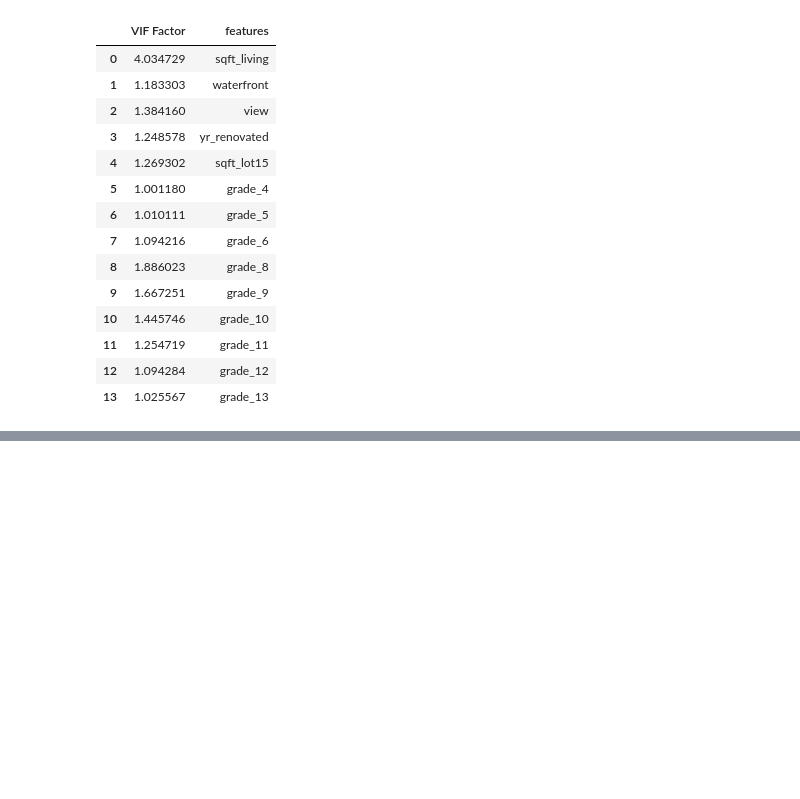
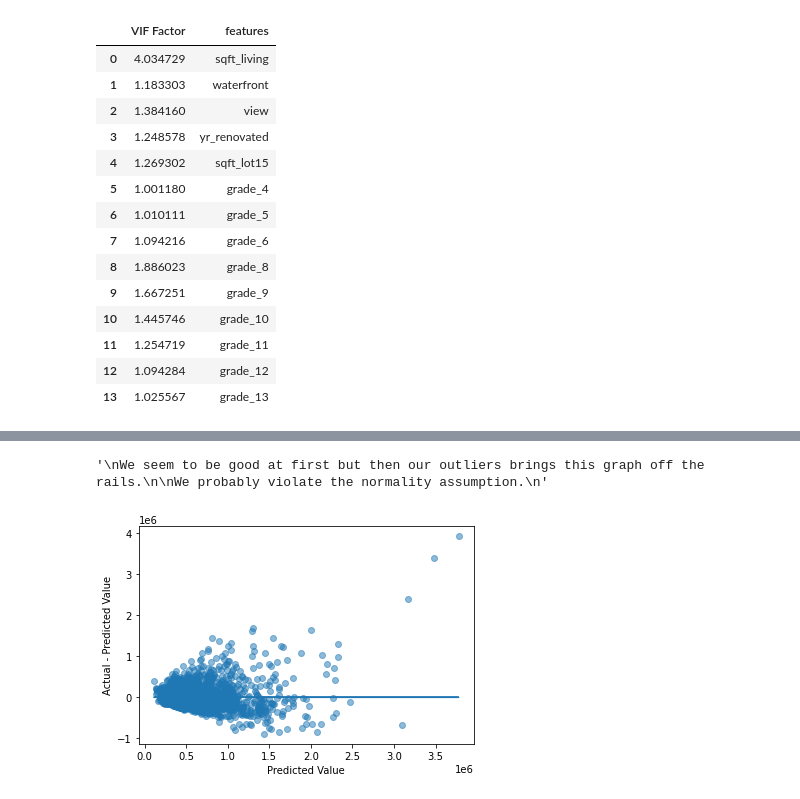
Before and after one commit to SethKauf/King_County_Avocoders_Group_3, a Jupyter notebook: Mitch_Notebook_day_2_Seth_Edits.ipynb, the cells around one changed output, grey strips where cells are left out. Saved outputs shown, nothing was run; the diff lists cells and outputs as text; code cells hidden in the pictures; blank space fills up the shorter version.

```diff
--- a/Mitch_Notebook_day_2.ipynb
+++ b/Mitch_Notebook_day_2_Seth_Edits.ipynb
@@ -631,0 +670,17 @@ vif
+# %%
+"""
+We seem to be good at first but then our outliers brings this graph off the rails.
+
+We probably violate the normality assumption.
+"""
+# %% [output]
+'\nWe seem to be good at first but then our outliers brings this graph off the rails.\n\nWe probably violate the normality assumption.\n'
+# %%
+fig, ax = plt.subplots()
+
+ax.scatter(preds, residuals, alpha=0.5)
+ax.plot(preds, [0 for i in range(len(X_test))])
+ax.set_xlabel("Predicted Value")
+ax.set_ylabel("Actual - Predicted Value");
+# %% [output]
+[figure, added]
```
Also changed, not shown: parts of 19 cells of this notebook, 1 other file.
